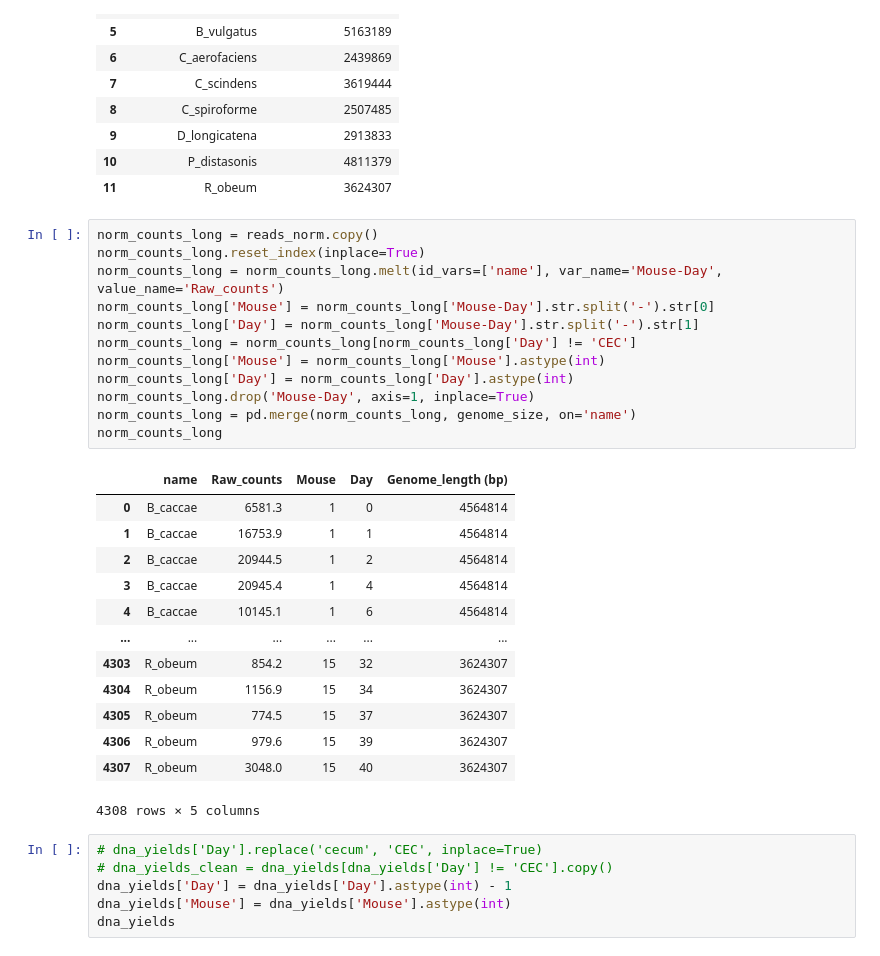
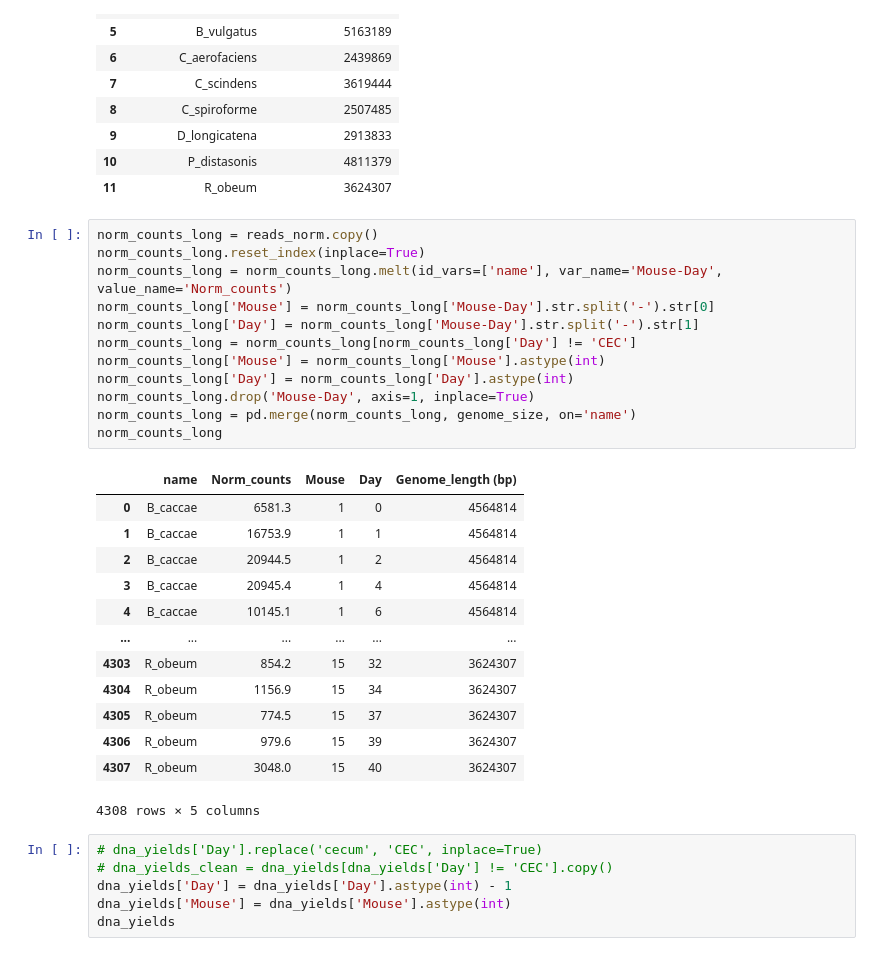
Before and after one commit to alejandrocs98/masters-thesis, a Jupyter notebook: ecological-modeling/data_preparation_mdsine2.ipynb, the cells around one changed output. Saved outputs shown, nothing was run; the diff lists cells and outputs as text.

```diff
--- a/ecological-modeling/data_preparation_mdsine2.ipynb
+++ b/ecological-modeling/data_preparation_mdsine2.ipynb
@@ -246,17 +246,17 @@ genome_size
 # %%
 norm_counts_long = reads_norm.copy()
 norm_counts_long.reset_index(inplace=True)
-norm_counts_long = norm_counts_long.melt(id_vars=['name'], var_name='Mouse-Day', value_name='Raw_counts')
+norm_counts_long = norm_counts_long.melt(id_vars=['name'], var_name='Mouse-Day', value_name='Norm_counts')
 norm_counts_long['Mouse'] = norm_counts_long['Mouse-Day'].str.split('-').str[0]
 norm_counts_long['Day'] = norm_counts_long['Mouse-Day'].str.split('-').str[1]
 norm_counts_long = norm_counts_long[norm_counts_long['Day'] != 'CEC']
 norm_counts_long['Mouse'] = norm_counts_long['Mouse'].astype(int)
 norm_counts_long['Day'] = norm_counts_long['Day'].astype(int)
 norm_counts_long.drop('Mouse-Day', axis=1, inplace=True)
 norm_counts_long = pd.merge(norm_counts_long, genome_size, on='name')
 norm_counts_long
 # %% [output]
-|  | name | Raw_counts | Mouse | Day | Genome_length (bp) |
+|  | name | Norm_counts | Mouse | Day | Genome_length (bp) |
 | 0 | B_caccae | 6581.3 | 1 | 0 | 4564814 |
 | 1 | B_caccae | 16753.9 | 1 | 1 | 4564814 |
 | 2 | B_caccae | 20944.5 | 1 | 2 | 4564814 |
```
Also changed, not shown: parts of 10 cells of this notebook, 3 other files.
